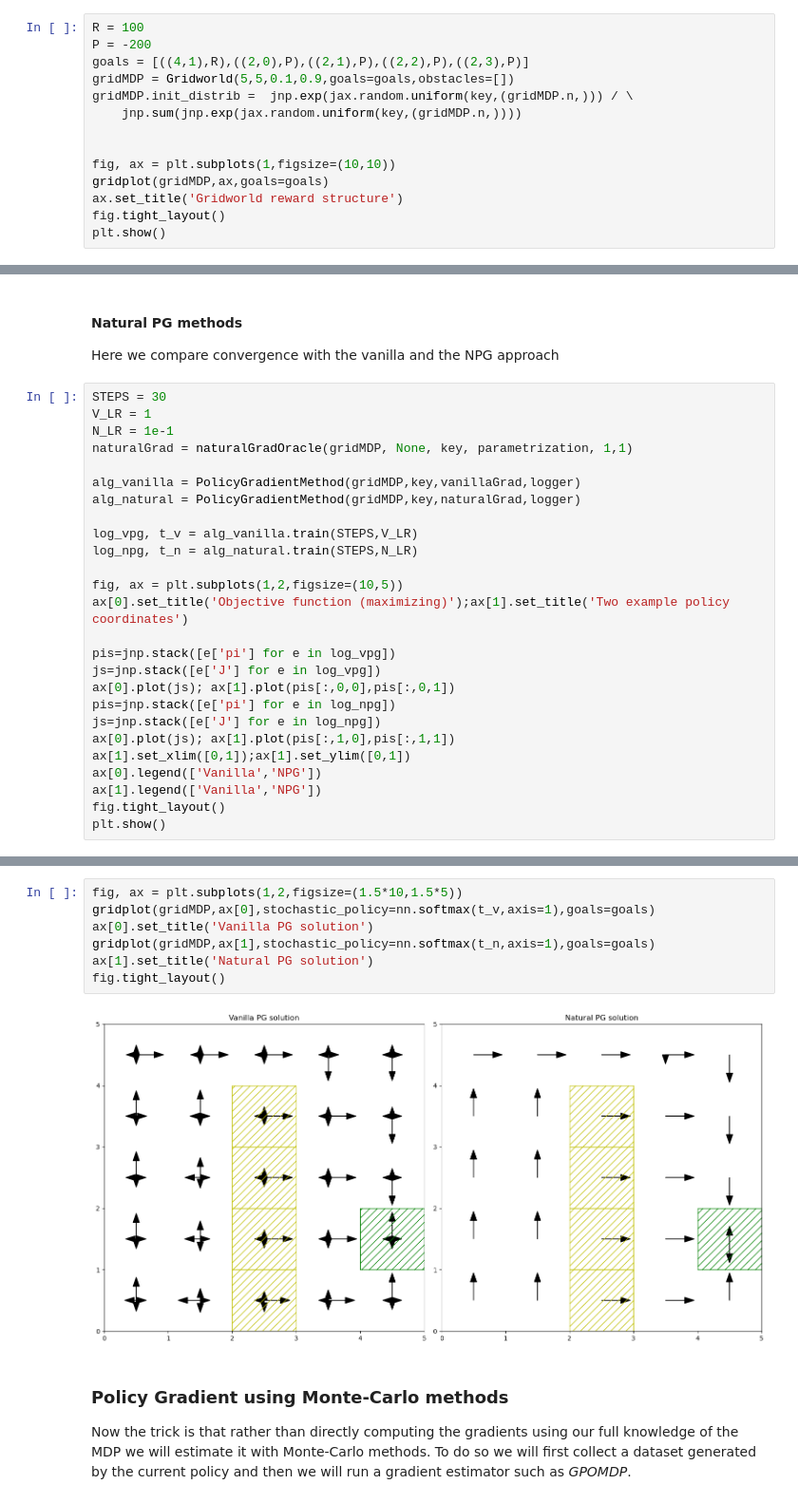
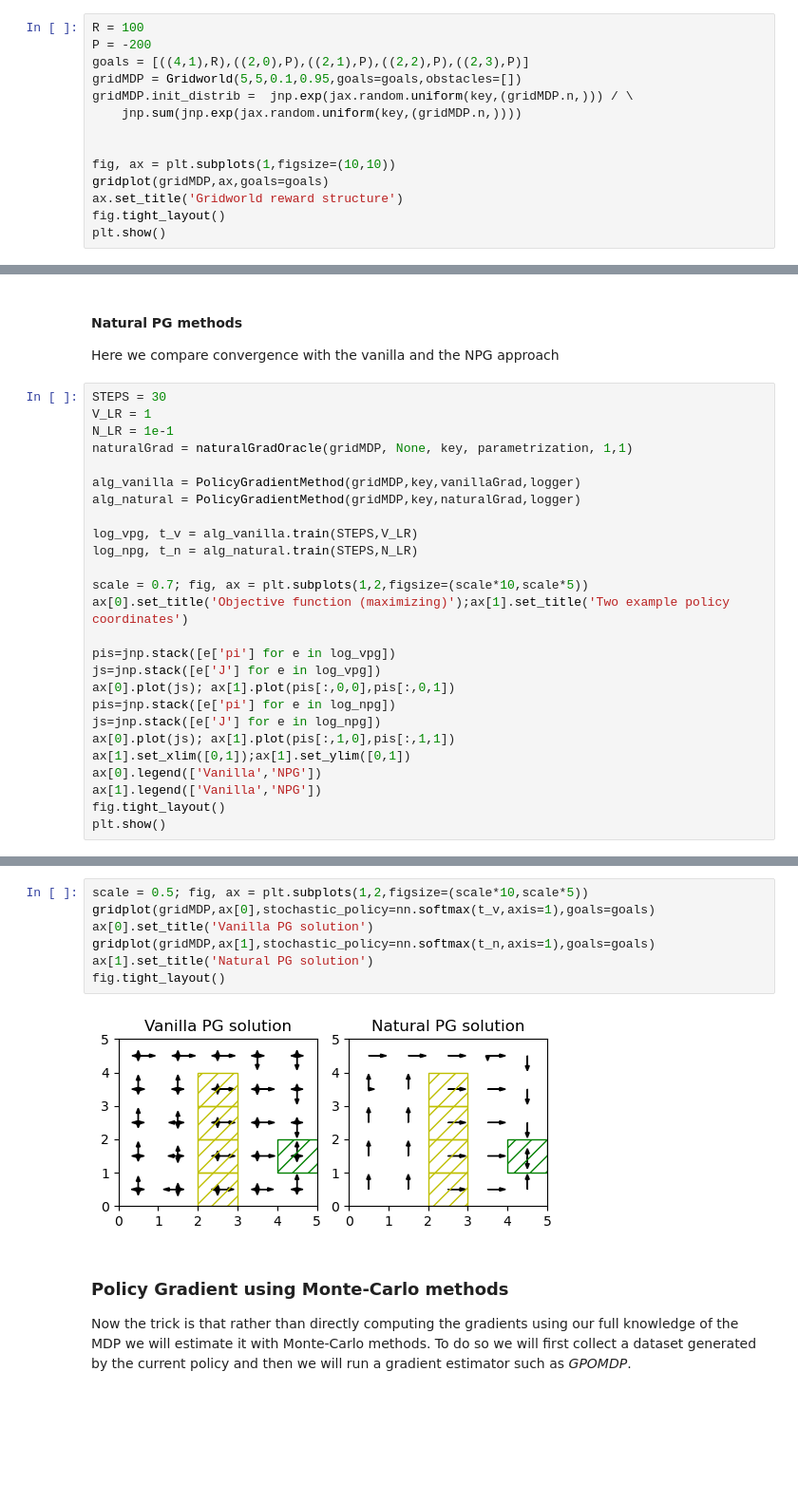
Before and after one commit to RenardDesNeiges/CIRL_Experiments, a Jupyter notebook: pg_experiments.ipynb, the cells around one changed output, grey strips where cells are left out. Shown at 95% size. Drawn from its saved outputs; the diff is of its cells as text; blank space fills up the shorter version.

```diff
--- a/pg_experiments.ipynb
+++ b/pg_experiments.ipynb
@@ -52,7 +52,7 @@ from jax.config import config; config.update("jax_enable_x64", True)
 R = 100
 P = -200
 goals = [((4,1),R),((2,0),P),((2,1),P),((2,2),P),((2,3),P)]
-gridMDP = Gridworld(5,5,0.1,0.9,goals=goals,obstacles=[])
+gridMDP = Gridworld(5,5,0.1,0.95,goals=goals,obstacles=[])
 gridMDP.init_distrib =  jnp.exp(jax.random.uniform(key,(gridMDP.n,))) / \
     jnp.sum(jnp.exp(jax.random.uniform(key,(gridMDP.n,))))
 
@@ -151,7 +151,7 @@ alg_natural = PolicyGradientMethod(gridMDP,key,naturalGrad,logger)
 log_vpg, t_v = alg_vanilla.train(STEPS,V_LR)
 log_npg, t_n = alg_natural.train(STEPS,N_LR)
 
-fig, ax = plt.subplots(1,2,figsize=(10,5))
+scale = 0.7; fig, ax = plt.subplots(1,2,figsize=(scale*10,scale*5))
 ax[0].set_title('Objective function (maximizing)');ax[1].set_title('Two example policy coordinates')
 
 pis=jnp.stack([e['pi'] for e in log_vpg])
@@ -170,12 +170,12 @@ plt.show()
 # %%
-fig, ax = plt.subplots(1,2,figsize=(1.5*10,1.5*5))
+scale = 0.5; fig, ax = plt.subplots(1,2,figsize=(scale*10,scale*5))
 gridplot(gridMDP,ax[0],stochastic_policy=nn.softmax(t_v,axis=1),goals=goals)
 ax[0].set_title('Vanilla PG solution')
 gridplot(gridMDP,ax[1],stochastic_policy=nn.softmax(t_n,axis=1),goals=goals)
 ax[1].set_title('Natural PG solution')
 fig.tight_layout()
 # %% [output]
-[figure, old version]
+[figure, new version]
 # %% [markdown]
 ### Policy Gradient using Monte-Carlo methods
 
```
Also changed, not shown: parts of 22 cells of this notebook, 4 other files.
